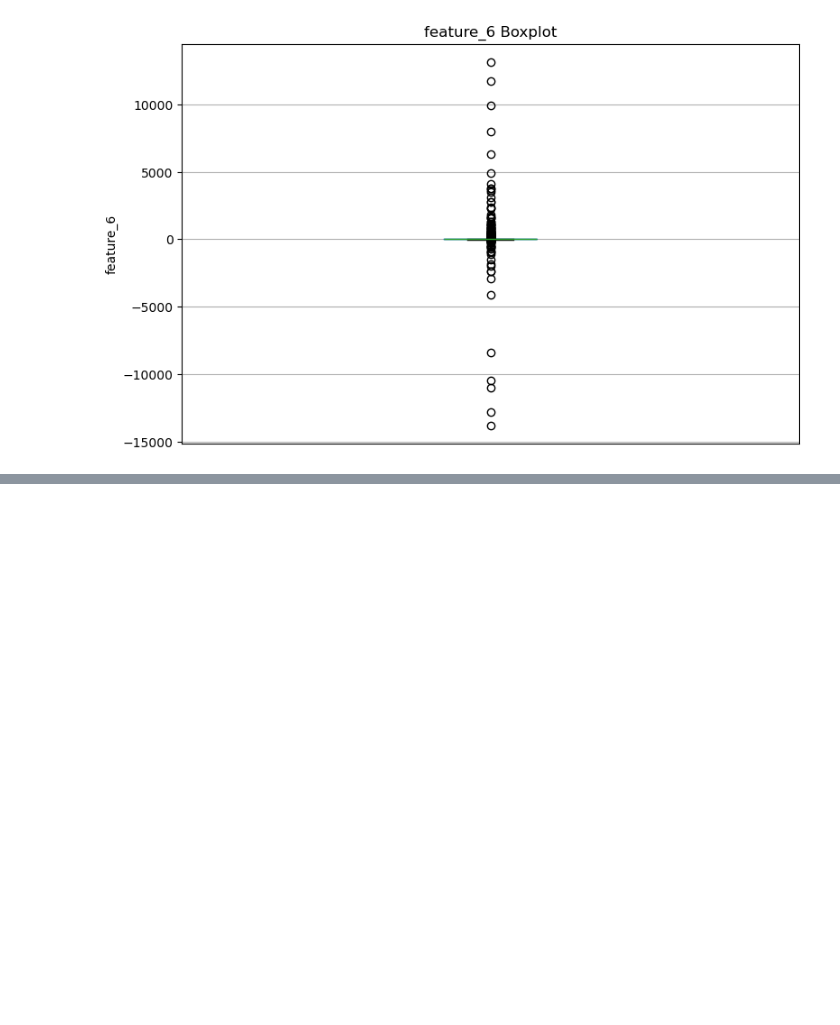
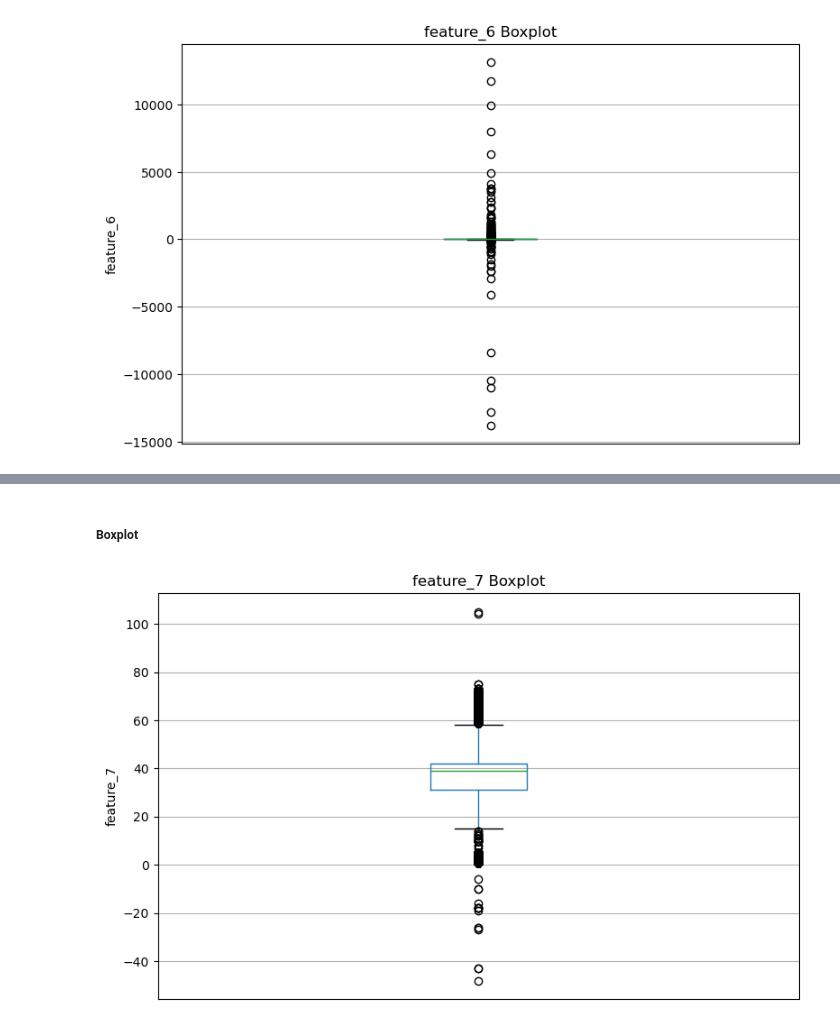
Before and after one commit to Daniyaliranmehr/Neural-Network-Training-Techniques, a Jupyter notebook: notebooks/01_data_preparation.ipynb, the cells around one changed output, grey strips where cells are left out. Drawn from its saved outputs; the diff is of its cells as text; code cells hidden in the pictures; blank space fills up the shorter version.

```diff
--- a/notebooks/01_data_preparation.ipynb
+++ b/notebooks/01_data_preparation.ipynb
@@ -189,0 +198,6 @@ visualization.plot_boxplot(df, column='feature_6', save_path='../assets/')
+# %% [markdown]
+##### Boxplot
+# %%
+visualization.plot_boxplot(df, column='feature_7', save_path='../assets/')
+# %% [output]
+[figure, added]
```
Also changed, not shown: parts of 3 cells of this notebook, 3 other files.
